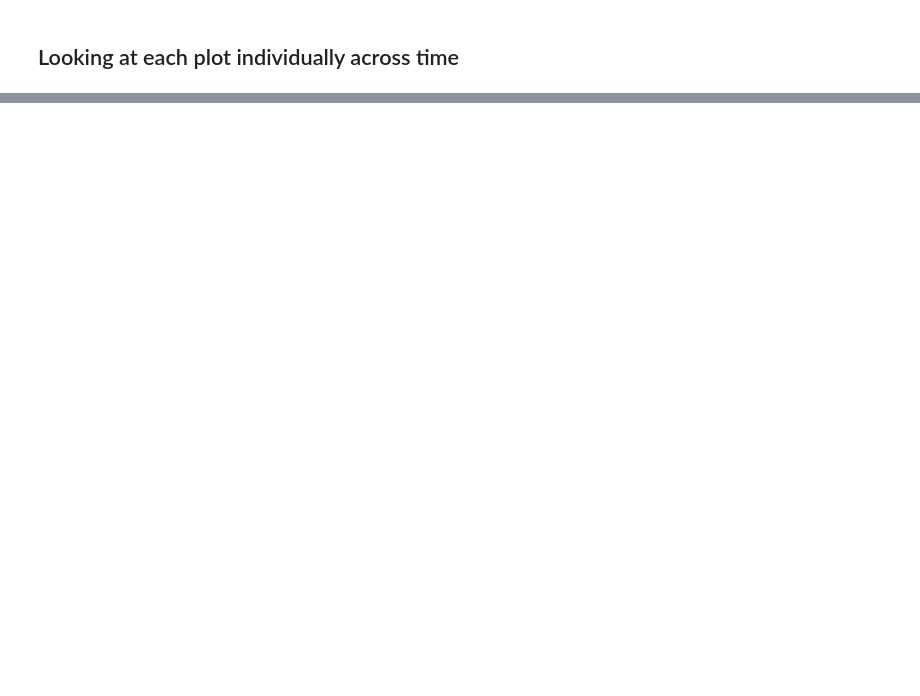
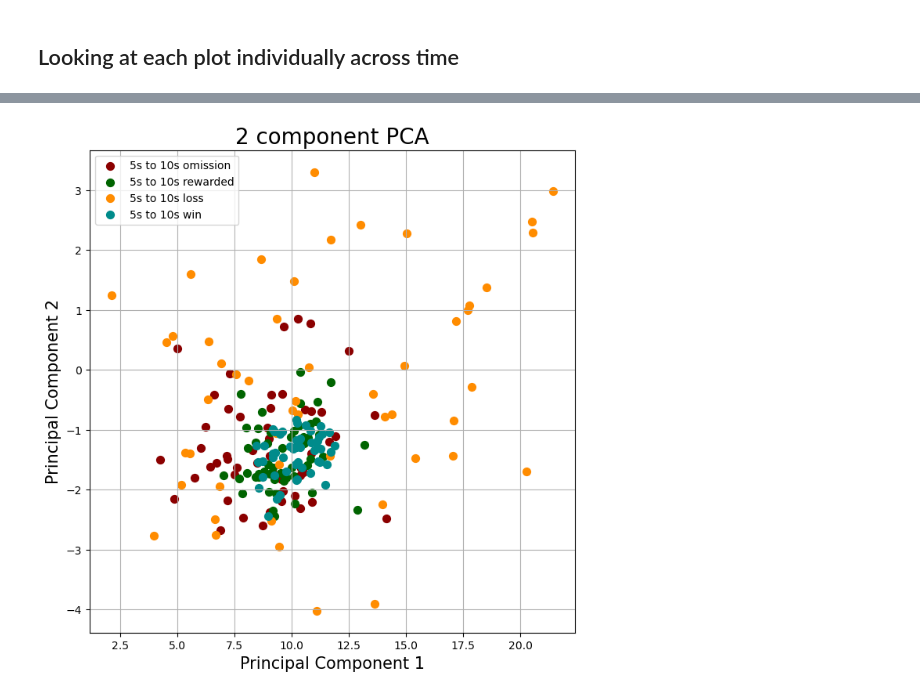
Before and after one commit to padillacoreanolab/reward_competition_ephys_analysis_with_omission_and_divider_controls, a Jupyter notebook: results/2023_02_02_rc_om_ephys_preprocessing/subject_6_1/20221215/07_spike_plotting.ipynb, the cells around one changed output, grey strips where cells are left out. Saved outputs shown, nothing was run; the diff lists cells and outputs as text; code cells hidden in the pictures; blank space fills up the shorter version.

```diff
--- a/results/2023_02_02_rc_om_ephys_preprocessing/subject_6_1/20221215/07_spike_plotting.ipynb
+++ b/results/2023_02_02_rc_om_ephys_preprocessing/subject_6_1/20221215/07_spike_plotting.ipynb
@@ -1495,0 +1327,18 @@ raise ValueError()
+# %%
+fig = plt.figure(figsize = (8,8))
+ax = fig.add_subplot(1,1,1)
+ax.set_xlabel('Principal Component 1', fontsize = 15)
+ax.set_ylabel('Principal Component 2', fontsize = 15)
+ax.set_title('2 component PCA', fontsize = 20)
+targets = ['5s to 10s omission', '5s to 10s rewarded', '5s to 10s loss', '5s to 10s win']
+colors = ["darkred", "darkgreen", "darkorange", "darkcyan"]
+for target, color in zip(targets,colors):
+    indicesToKeep = pc_product['outcome_and_when'] == target
+    ax.scatter(pc_product.loc[indicesToKeep, 0]
+               , pc_product.loc[indicesToKeep, 1]
+               , c = color
+               , s = 50)
+ax.legend(targets)
+ax.grid()
+# %% [output]
+[figure, added]
```
Also changed, not shown: parts of 169 cells of this notebook, 3 other files.
